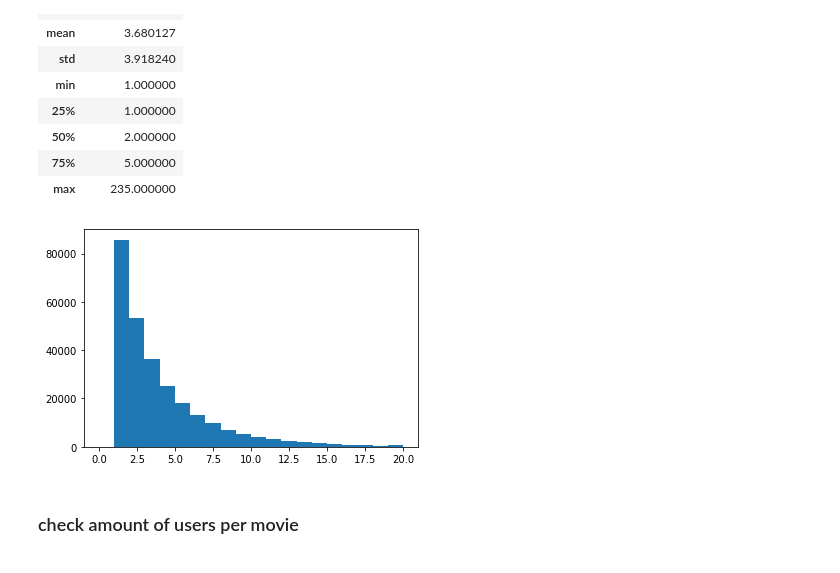
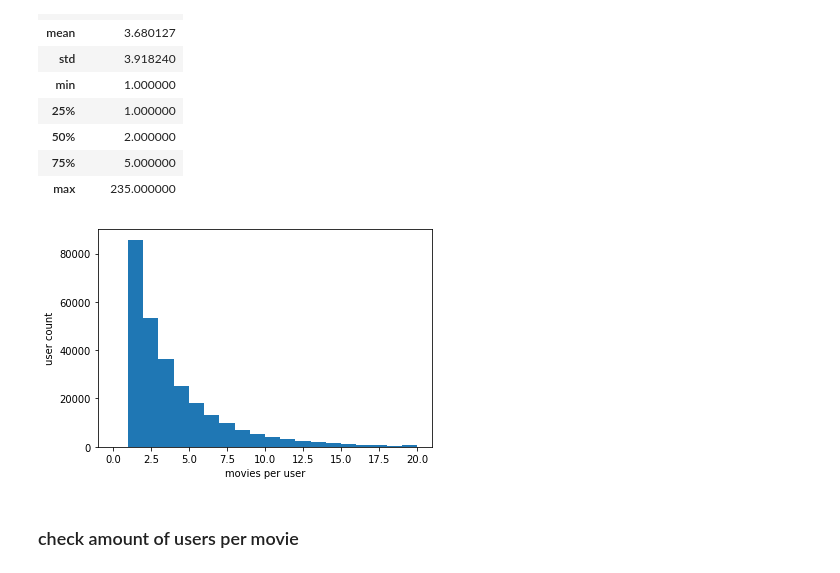
Before and after one commit to noamzbr/netflix_embedding, a Jupyter notebook: netflix_embedding_layer.ipynb, the cells around one changed output. Cells and saved outputs as stored; diff of their text form; code cells hidden in the pictures.

```diff
--- a/netflix_embedding_layer.ipynb
+++ b/netflix_embedding_layer.ipynb
@@ -83,9 +83,11 @@ movies_per_user.describe()
 | max | 235.000000 |
 # %%
 plt.hist(movies_per_user.values, range=(0,20), bins=20)
+plt.xlabel('movies per user')
+plt.ylabel('user count')
 plt.show()
 # %% [output]
-[figure, old version]
+[figure, new version]
 # %% [markdown]
 ### check amount of users per movie
 # %%
```
Also changed, not shown: parts of 22 cells of this notebook.
